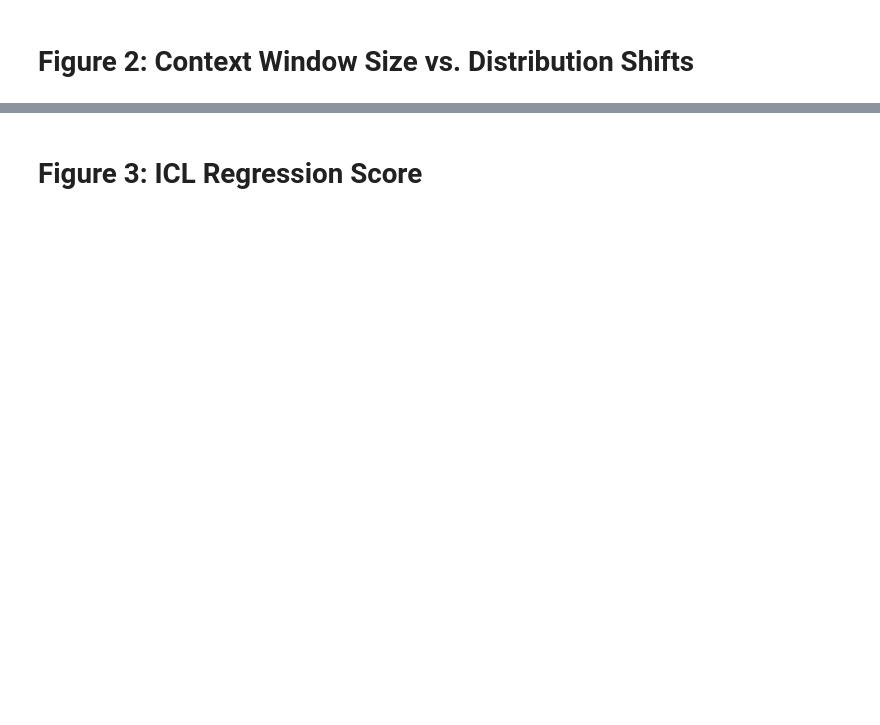
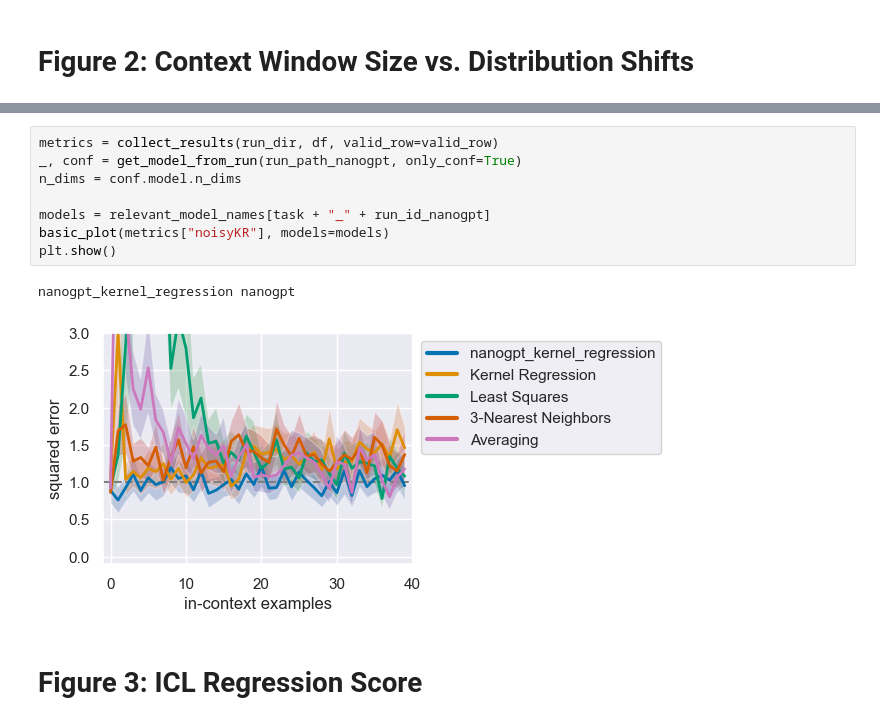
Before and after one commit to joyjwlee/cs182_final_proj, a Jupyter notebook: src/eval.ipynb, the cells around one changed output, grey strips where cells are left out. Drawn from its saved outputs; the diff is of its cells as text; blank space fills up the shorter version.

```diff
--- a/src/eval.ipynb
+++ b/src/eval.ipynb
@@ -84,2 +83,13 @@ plt.show()
+# %%
+metrics = collect_results(run_dir, df, valid_row=valid_row)
+_, conf = get_model_from_run(run_path_nanogpt, only_conf=True)
+n_dims = conf.model.n_dims
+
+models = relevant_model_names[task + "_" + run_id_nanogpt]
+basic_plot(metrics["noisyKR"], models=models)
+plt.show()
+# %% [output]
+nanogpt_kernel_regression nanogpt
+[figure, added]
 # %% [markdown]
 # Figure 3: ICL Regression Score
```
Also changed, not shown: parts of 5 cells of this notebook, 2 other files.
